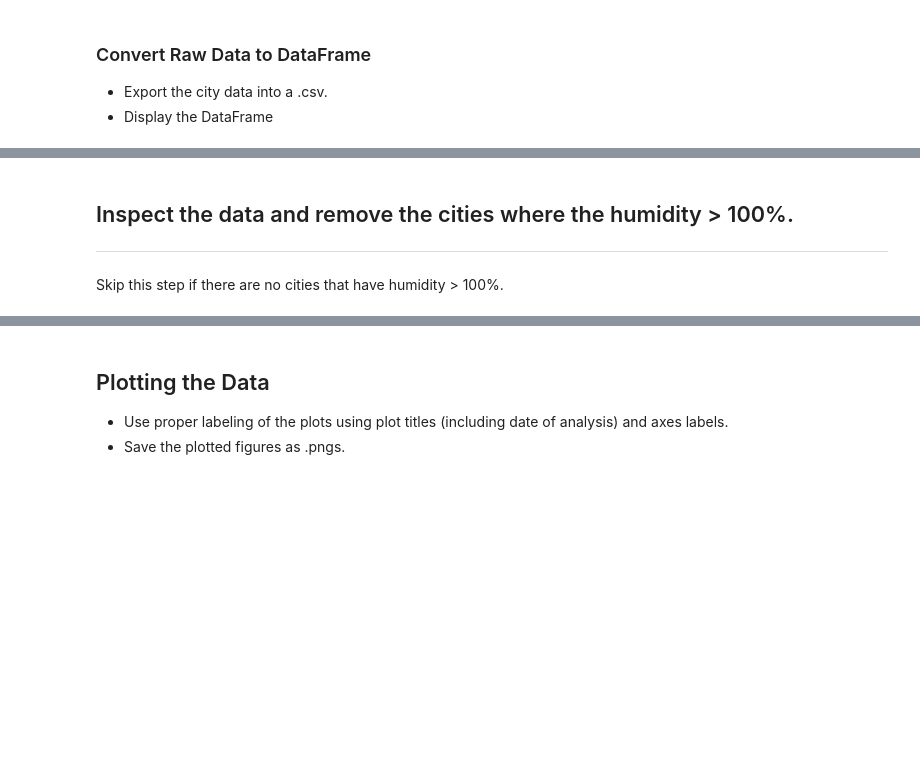
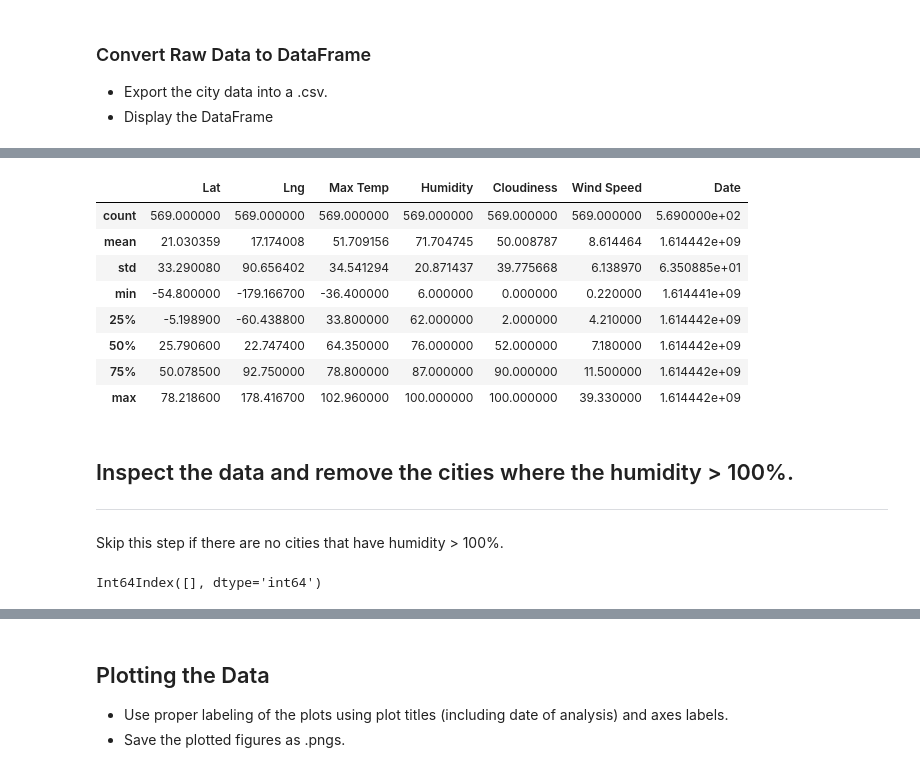
Before and after one commit to jdean92/python-api-challeng, a Jupyter notebook: starter_code/WeatherPy.ipynb, the cells around one changed output, grey strips where cells are left out. Saved outputs shown, nothing was run; the diff lists cells and outputs as text; code cells hidden in the pictures; blank space fills up the shorter version.

```diff
--- a/starter_code/WeatherPy.ipynb
+++ b/starter_code/WeatherPy.ipynb
@@ -146,0 +159,12 @@ city_data_pd
+# %%
+city_data_pd.describe()
+# %% [output]
+|  | Lat | Lng | Max Temp | Humidity | Cloudiness | Wind Speed | Date |
+| count | 569.000000 | 569.000000 | 569.000000 | 569.000000 | 569.000000 | 569.000000 | 5.690000e+02 |
+| mean | 21.030359 | 17.174008 | 51.709156 | 71.704745 | 50.008787 | 8.614464 | 1.614442e+09 |
+| std | 33.290080 | 90.656402 | 34.541294 | 20.871437 | 39.775668 | 6.138970 | 6.350885e+01 |
+| min | -54.800000 | -179.166700 | -36.400000 | 6.000000 | 0.000000 | 0.220000 | 1.614441e+09 |
+| 25% | -5.198900 | -60.438800 | 33.800000 | 62.000000 | 2.000000 | 4.210000 | 1.614442e+09 |
+| 50% | 25.790600 | 22.747400 | 64.350000 | 76.000000 | 52.000000 | 7.180000 | 1.614442e+09 |
+| 75% | 50.078500 | 92.750000 | 78.800000 | 87.000000 | 90.000000 | 11.500000 | 1.614442e+09 |
+| max | 78.218600 | 178.416700 | 102.960000 | 100.000000 | 100.000000 | 39.330000 | 1.614442e+09 |
@@ -148,6 +174,11 @@ city_data_pd
 ## Inspect the data and remove the cities where the humidity > 100%.
 ----
 Skip this step if there are no cities that have humidity > 100%.
+# %%
+dirty_city_data = city_data_pd[(city_data_pd["Humidity"] > 100)].index
+dirty_city_data
+# %% [output]
+Int64Index([], dtype='int64')
 # %%
 #  Get the indices of cities that have humidity over 100%.
 # %%
```
Also changed, not shown: parts of 6 cells of this notebook, 2 other files.
